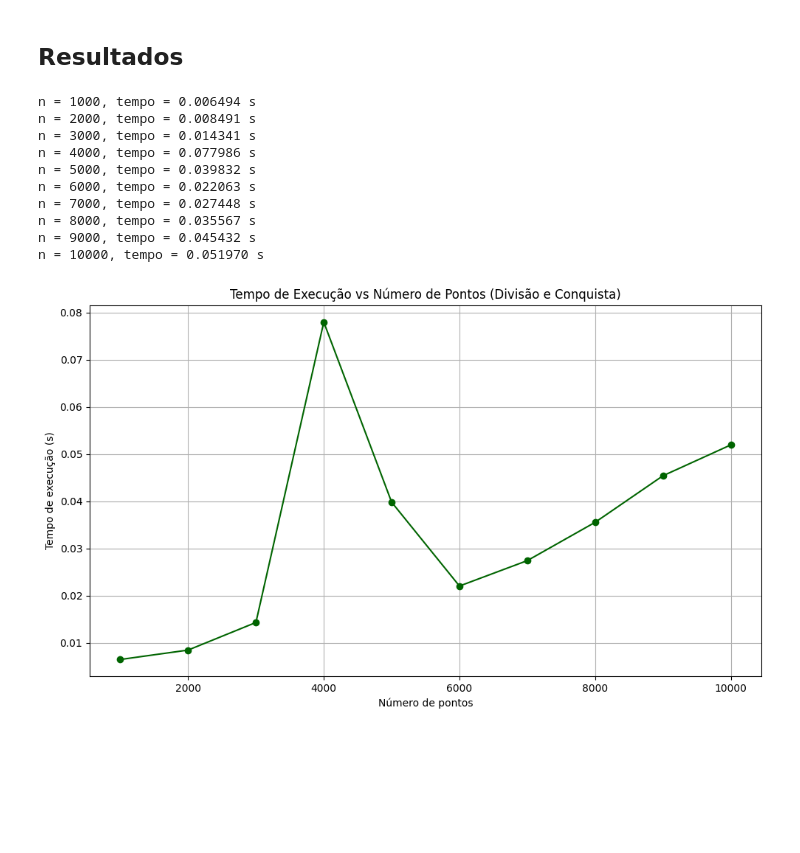
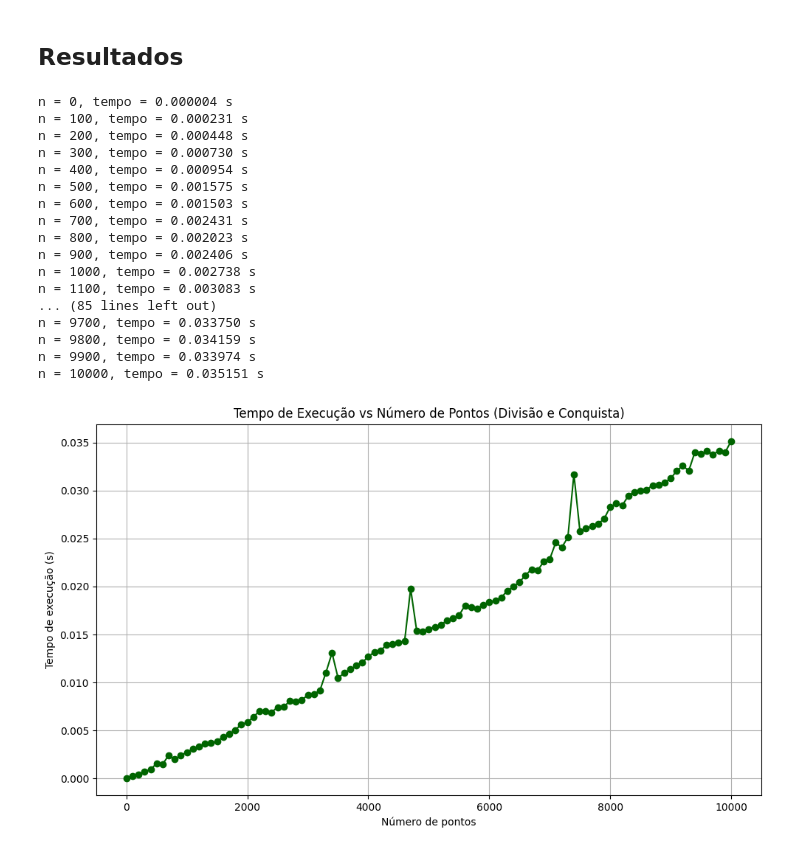
Before and after one commit to RafaelQSantos-RQS/par_de_pontos_mais_proximo, a Jupyter notebook: divisão_e_conquista.ipynb, the cells around one changed output. Saved outputs shown, nothing was run; the diff lists cells and outputs as text; code cells hidden in the pictures; blank space fills up the shorter version.

```diff
--- a/divisão_e_conquista.ipynb
+++ b/divisão_e_conquista.ipynb
@@ -201,16 +201,23 @@ def testar_tempos_divisao_conquista(n_inicial: int, n_final: int, passo: int, li
 # %% [markdown]
 ## Resultados
 # %%
-testar_tempos_divisao_conquista(n_inicial=1000, n_final=10000, passo=1000,limite=10000)
+testar_tempos_divisao_conquista(n_inicial=0, n_final=10000, passo=100,limite=10000)
 # %% [output]
-n = 1000, tempo = 0.006494 s
-n = 2000, tempo = 0.008491 s
-n = 3000, tempo = 0.014341 s
-n = 4000, tempo = 0.077986 s
-n = 5000, tempo = 0.039832 s
-n = 6000, tempo = 0.022063 s
-n = 7000, tempo = 0.027448 s
-n = 8000, tempo = 0.035567 s
-n = 9000, tempo = 0.045432 s
-n = 10000, tempo = 0.051970 s
+n = 0, tempo = 0.000004 s
+n = 100, tempo = 0.000231 s
+n = 200, tempo = 0.000448 s
+n = 300, tempo = 0.000730 s
+n = 400, tempo = 0.000954 s
+n = 500, tempo = 0.001575 s
+n = 600, tempo = 0.001503 s
+n = 700, tempo = 0.002431 s
+n = 800, tempo = 0.002023 s
+n = 900, tempo = 0.002406 s
+n = 1000, tempo = 0.002738 s
+n = 1100, tempo = 0.003083 s
+... (85 lines left out)
+n = 9700, tempo = 0.033750 s
+n = 9800, tempo = 0.034159 s
+n = 9900, tempo = 0.033974 s
+n = 10000, tempo = 0.035151 s
-[figure, old version]
+[figure, new version]
```
Also changed, not shown: 6 other files.
